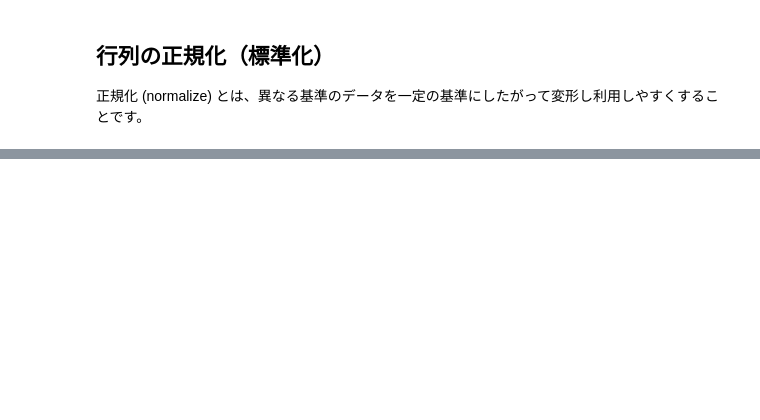
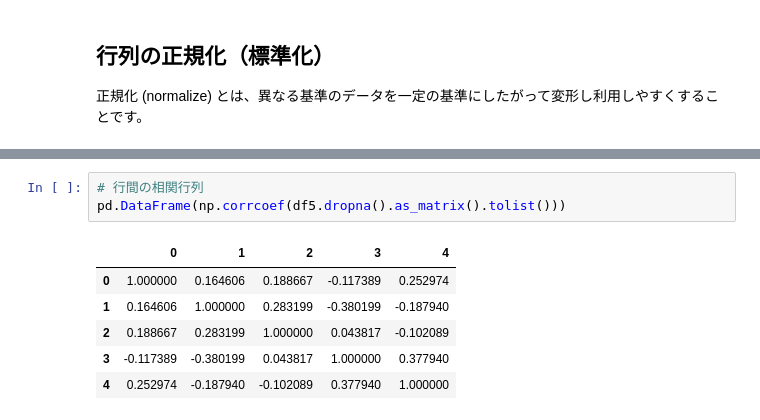
Before and after one commit to maskot1977/ipython_notebook, a Jupyter notebook: Numpy と Pandas を用いた演算.ipynb, the cells around one changed output, grey strips where cells are left out. Cells and saved outputs as stored; diff of their text form; blank space fills up the shorter version.

```diff
--- a/Numpy と Pandas を用いた演算.ipynb
+++ b/Numpy と Pandas を用いた演算.ipynb
@@ -531,0 +548,10 @@ df4.apply(lambda x: x/x.sum(), axis=0).fillna(0)
+# %%
+# 行間の相関行列
+pd.DataFrame(np.corrcoef(df5.dropna().as_matrix().tolist()))
+# %% [output]
+|  | 0 | 1 | 2 | 3 | 4 |
+| 0 | 1.000000 | 0.164606 | 0.188667 | -0.117389 | 0.252974 |
+| 1 | 0.164606 | 1.000000 | 0.283199 | -0.380199 | -0.187940 |
+| 2 | 0.188667 | 0.283199 | 1.000000 | 0.043817 | -0.102089 |
+| 3 | -0.117389 | -0.380199 | 0.043817 | 1.000000 | 0.377940 |
+| 4 | 0.252974 | -0.187940 | -0.102089 | 0.377940 | 1.000000 |
```
Also changed, not shown: parts of 44 cells of this notebook.
